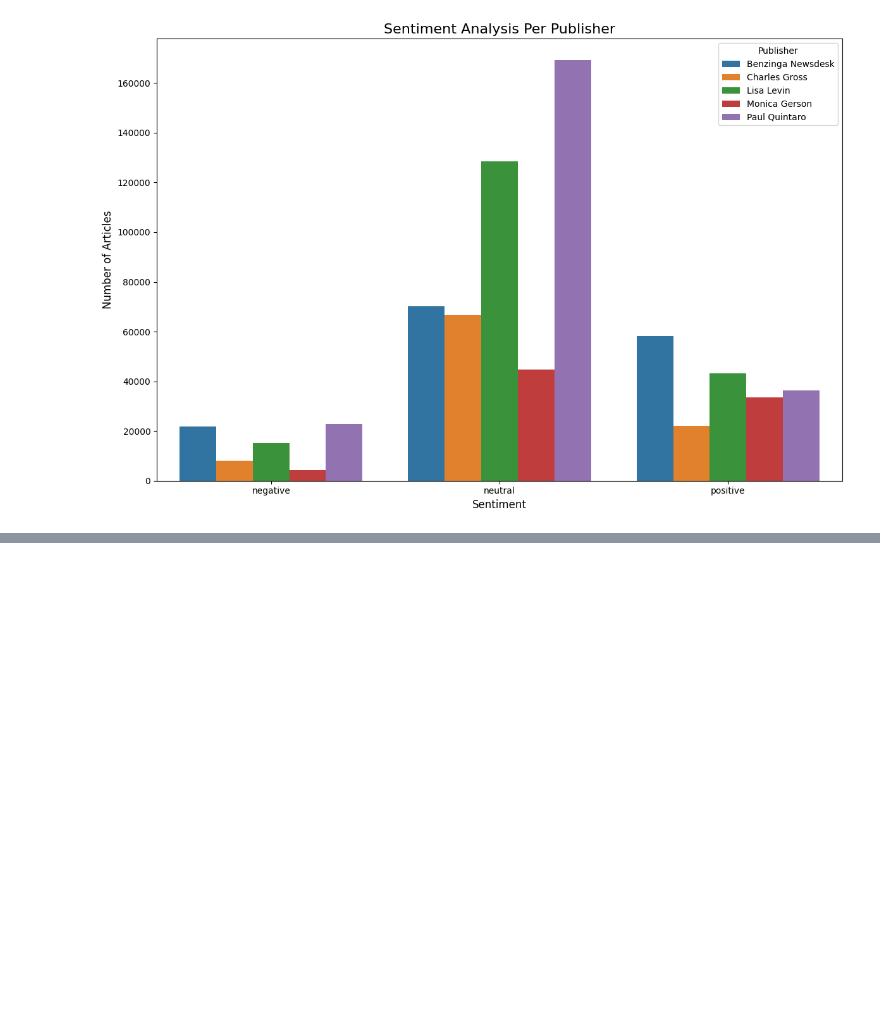
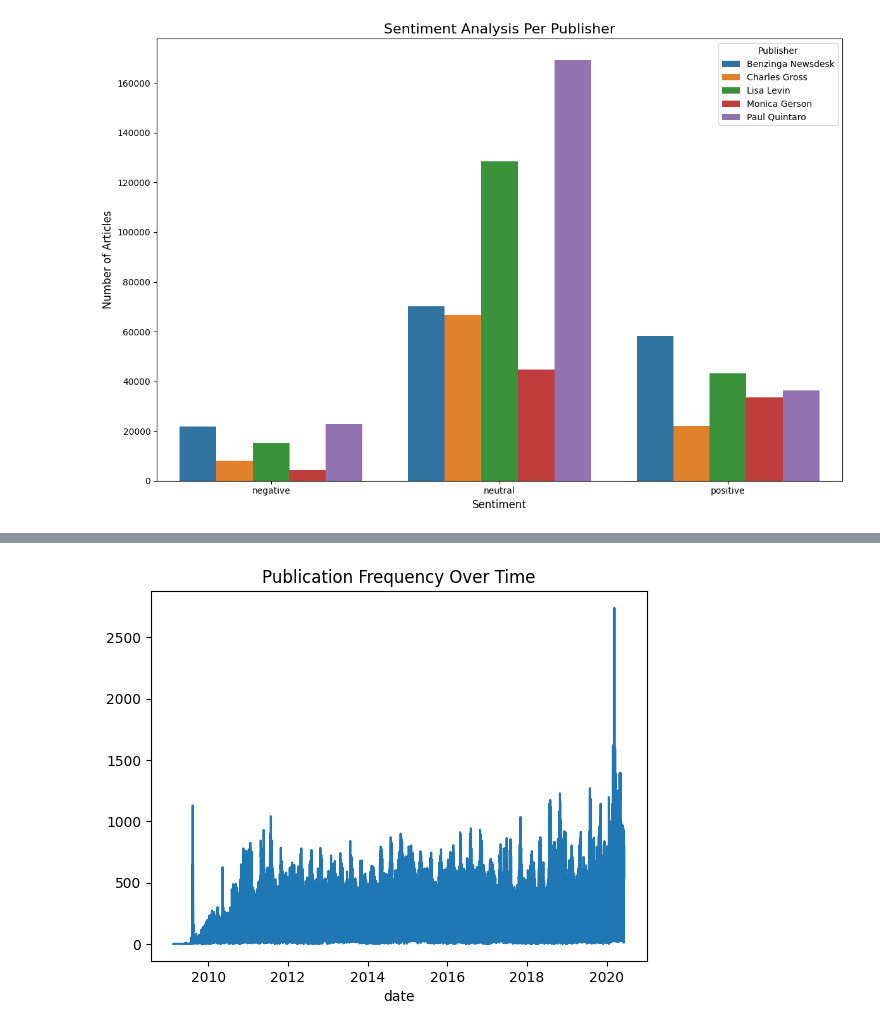
Before and after one commit to eskinder45/stock-analysis, a Jupyter notebook: notebooks/qualtative analysis.ipynb, the cells around one changed output, grey strips where cells are left out. Saved outputs shown, nothing was run; the diff lists cells and outputs as text; code cells hidden in the pictures; blank space fills up the shorter version.

Commit message:
time series analysis added

```diff
--- a/notebooks/qualtative analysis.ipynb
+++ b/notebooks/qualtative analysis.ipynb
@@ -113,0 +134,5 @@ sentiment_per_publisher(news_data,5)
+# %%
+#publication frequency over time
+publication_freq_wrt_t(news_data)
+# %% [output]
+[figure, added]
```
Also changed, not shown: parts of 4 cells of this notebook, 1 other file.
